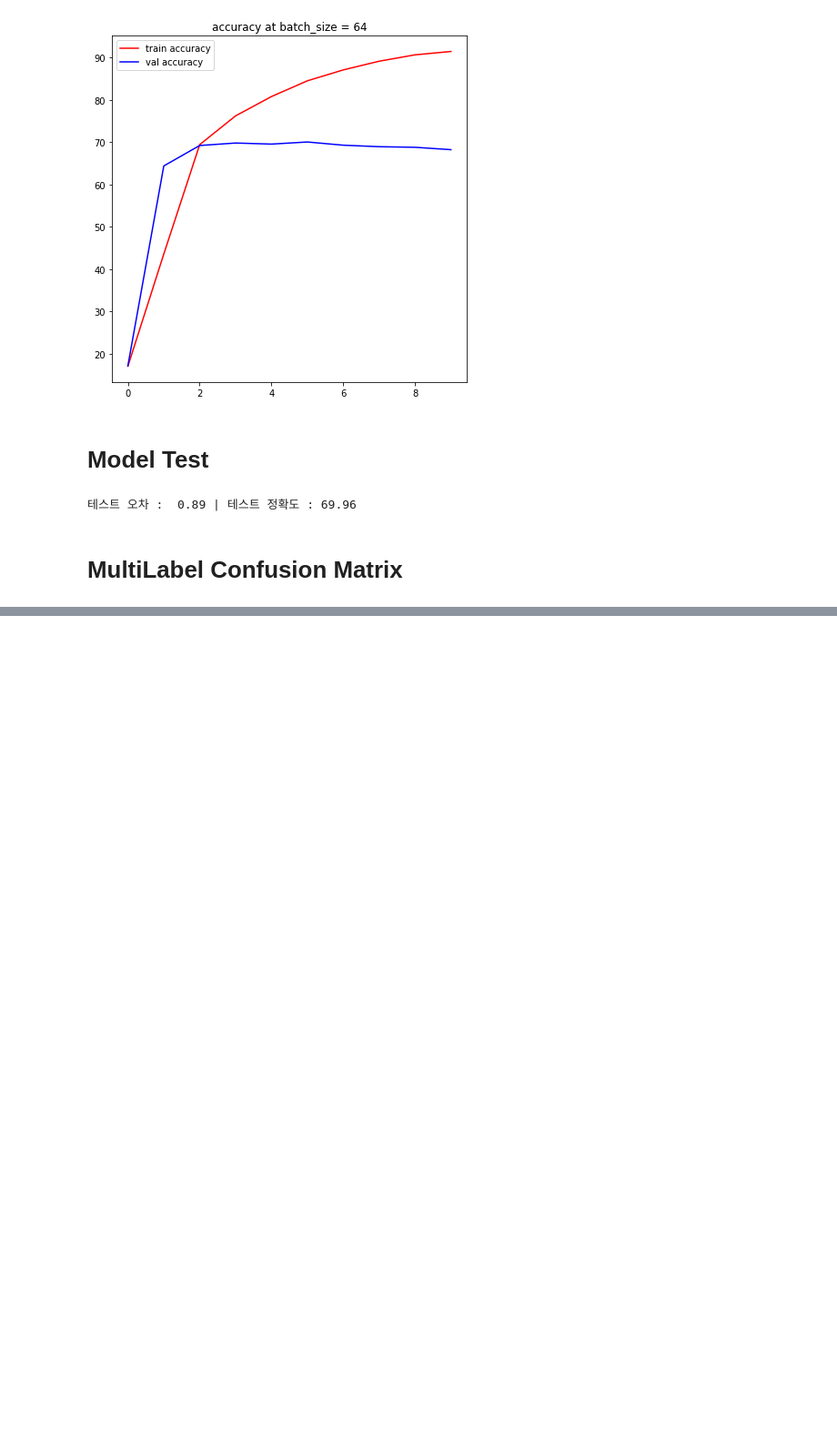
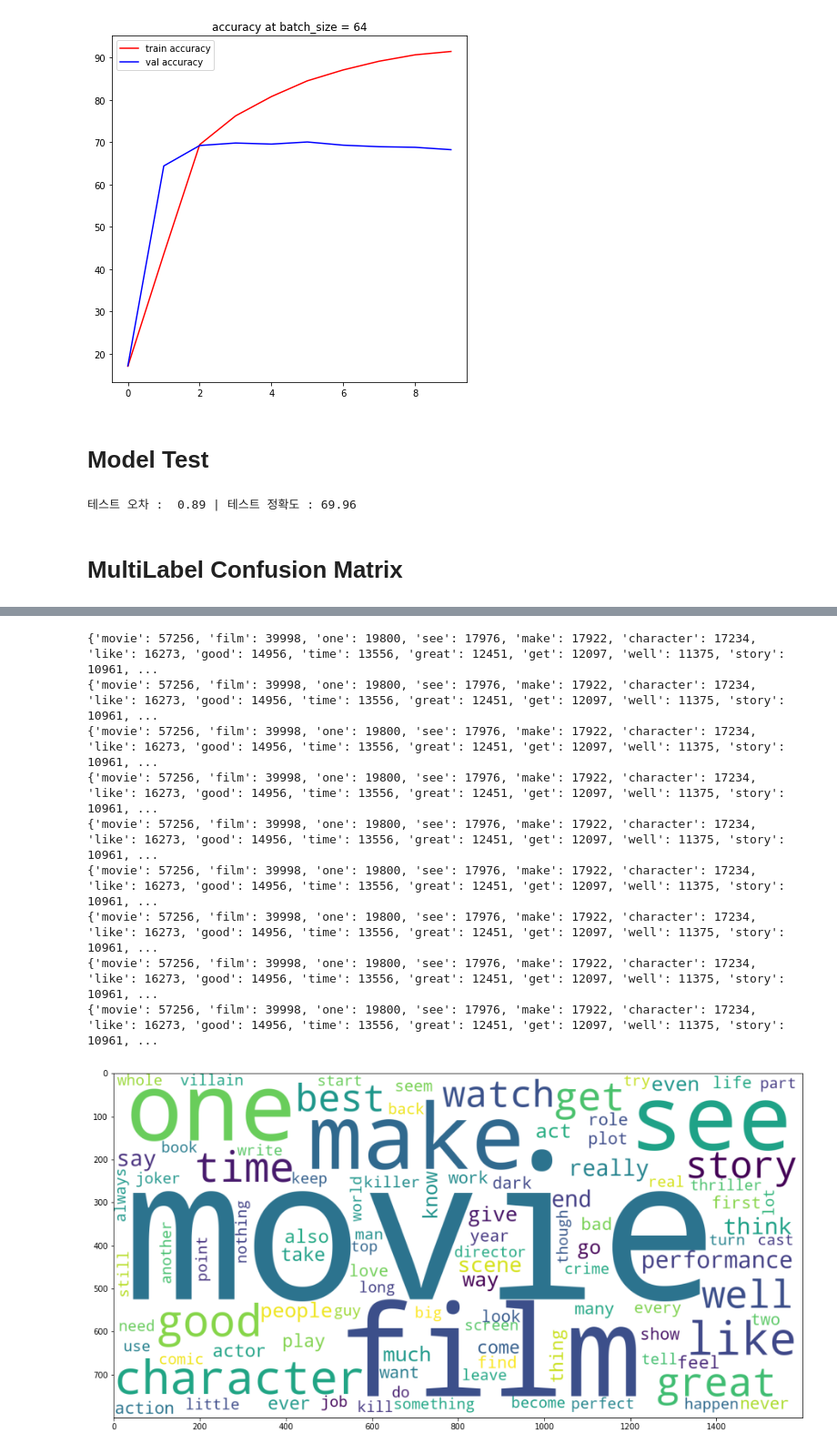
Before and after one commit to gituserhjlee/NenepBigData, a Jupyter notebook: Modeling/visualization.ipynb, the cells around one changed output, grey strips where cells are left out. Shown at 91% size. Cells and saved outputs as stored; diff of their text form; code cells hidden in the pictures; blank space fills up the shorter version.

Commit message:
WordCloud with Top frequency words

```diff
--- a/Modeling/visualization.ipynb
+++ b/Modeling/visualization.ipynb
@@ -310,0 +319,25 @@ print("테스트 오차 : %5.2f | 테스트 정확도 : %5.2f" % (tot_loss,accur
+# %%
+from wordcloud import WordCloud
+
+for i in range(9):
+  labeldic = {}
+  labelfile = "/content/drive/MyDrive/LabelTopWords/label " + str(index) + ".csv"
+  label = pd.read_csv(labelfile,index_col = 0)
+  for j in range(len(label)):
+    labeldic[label.loc[j][0]] = int(label.loc[j][1])
+    print(labeldic)
+
+  wordCloud = WordCloud(background_color = "white", width=1600, height = 800).generate_from_frequencies(labeldic)
+  plt.figure(figsize = (16,8), facecolor='w')
+  plt.imshow(wordCloud)
+# %% [output]
+{'movie': 57256, 'film': 39998, 'one': 19800, 'see': 17976, 'make': 17922, 'character': 17234, 'like': 16273, 'good': 14956, 'time': 13556, 'great': 12451, 'get': 12097, 'well': 11375, 'story': 10961, ...
+{'movie': 57256, 'film': 39998, 'one': 19800, 'see': 17976, 'make': 17922, 'character': 17234, 'like': 16273, 'good': 14956, 'time': 13556, 'great': 12451, 'get': 12097, 'well': 11375, 'story': 10961, ...
+{'movie': 57256, 'film': 39998, 'one': 19800, 'see': 17976, 'make': 17922, 'character': 17234, 'like': 16273, 'good': 14956, 'time': 13556, 'great': 12451, 'get': 12097, 'well': 11375, 'story': 10961, ...
+{'movie': 57256, 'film': 39998, 'one': 19800, 'see': 17976, 'make': 17922, 'character': 17234, 'like': 16273, 'good': 14956, 'time': 13556, 'great': 12451, 'get': 12097, 'well': 11375, 'story': 10961, ...
+{'movie': 57256, 'film': 39998, 'one': 19800, 'see': 17976, 'make': 17922, 'character': 17234, 'like': 16273, 'good': 14956, 'time': 13556, 'great': 12451, 'get': 12097, 'well': 11375, 'story': 10961, ...
+{'movie': 57256, 'film': 39998, 'one': 19800, 'see': 17976, 'make': 17922, 'character': 17234, 'like': 16273, 'good': 14956, 'time': 13556, 'great': 12451, 'get': 12097, 'well': 11375, 'story': 10961, ...
+{'movie': 57256, 'film': 39998, 'one': 19800, 'see': 17976, 'make': 17922, 'character': 17234, 'like': 16273, 'good': 14956, 'time': 13556, 'great': 12451, 'get': 12097, 'well': 11375, 'story': 10961, ...
+{'movie': 57256, 'film': 39998, 'one': 19800, 'see': 17976, 'make': 17922, 'character': 17234, 'like': 16273, 'good': 14956, 'time': 13556, 'great': 12451, 'get': 12097, 'well': 11375, 'story': 10961, ...
+{'movie': 57256, 'film': 39998, 'one': 19800, 'see': 17976, 'make': 17922, 'character': 17234, 'like': 16273, 'good': 14956, 'time': 13556, 'great': 12451, 'get': 12097, 'well': 11375, 'story': 10961, ...
+[figure, added]
```
Also changed, not shown: parts of 3 cells of this notebook, 9 other files.
